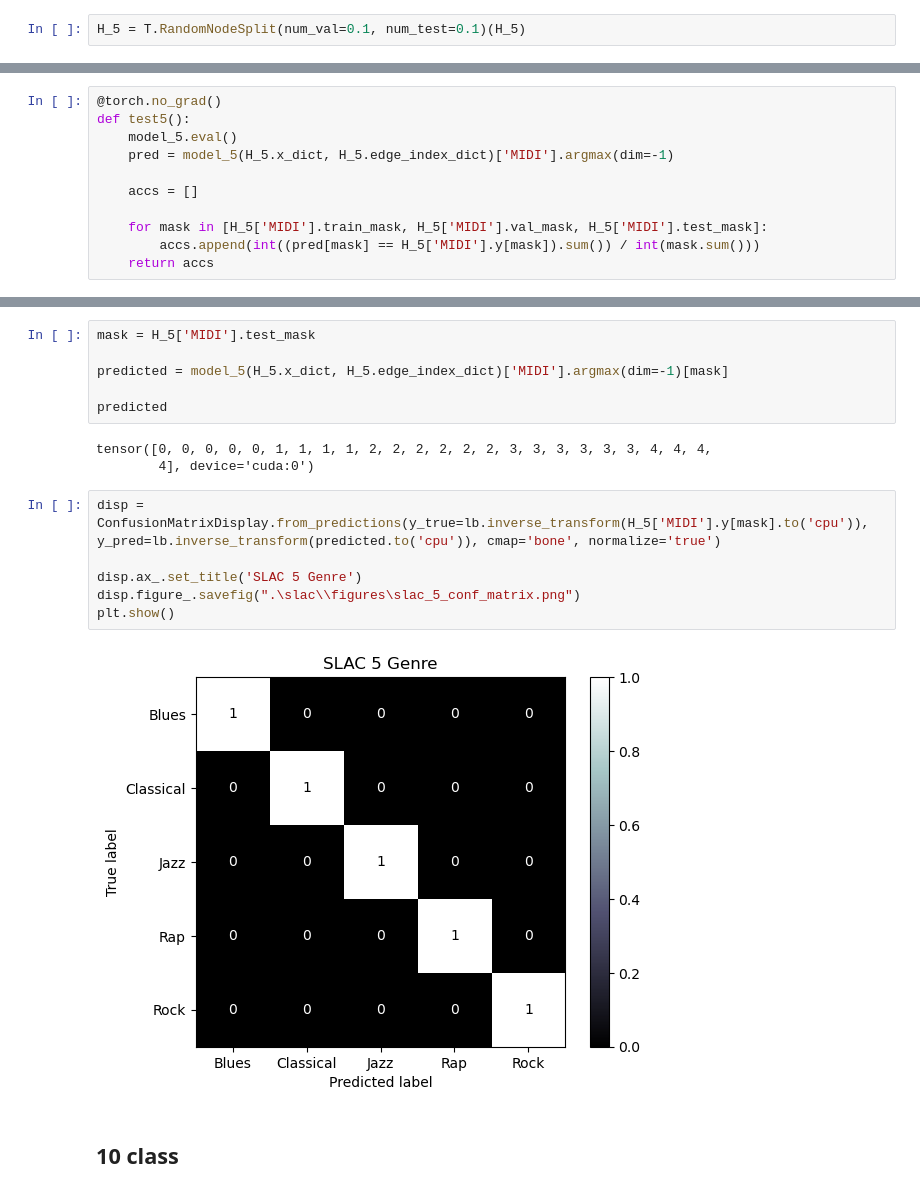
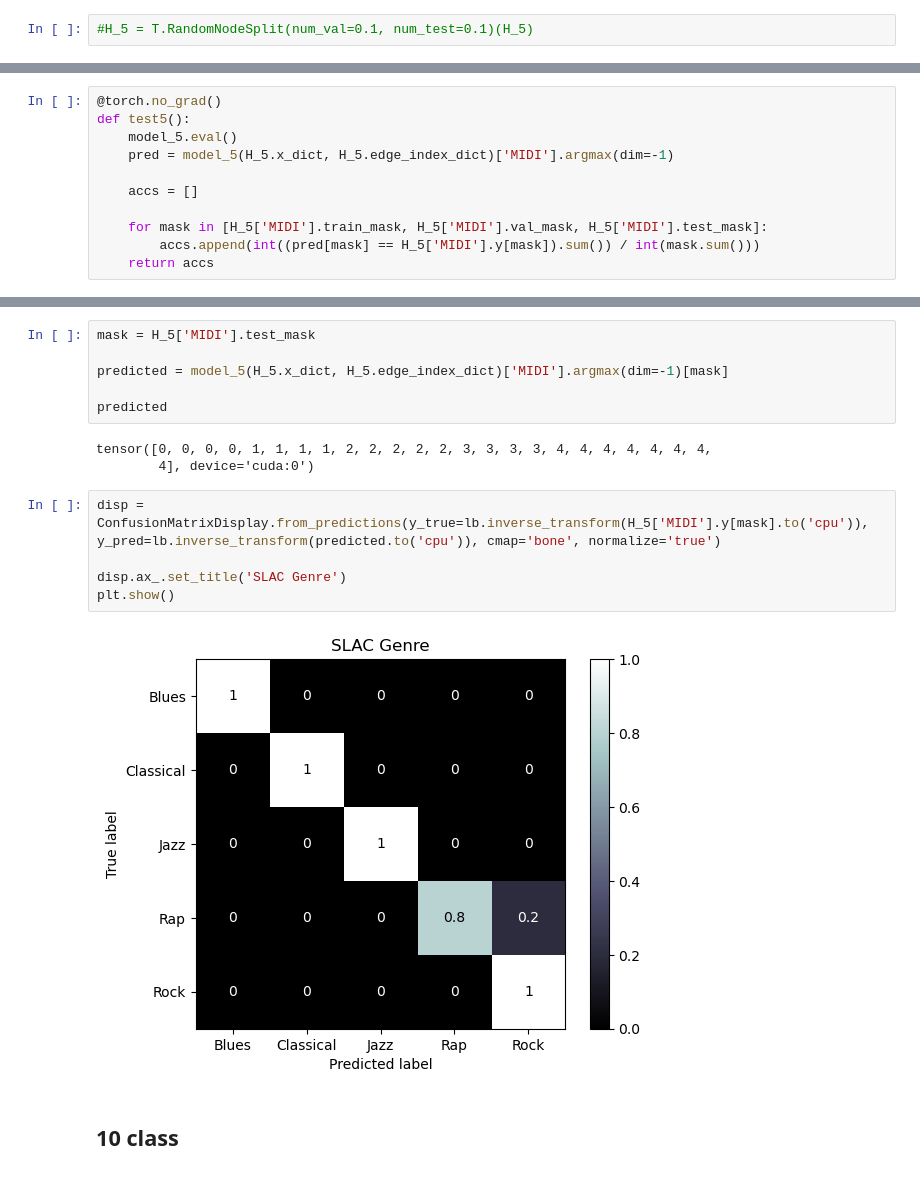
Before and after one commit to KottonP/midi2vec-master, a Jupyter notebook: Slac Hetero Graph.ipynb, the cells around one changed output, grey strips where cells are left out. Drawn from its saved outputs; the diff is of its cells as text.

```diff
--- a/Slac Hetero Graph.ipynb
+++ b/Slac Hetero Graph.ipynb
@@ -176,7 +203,7 @@ HeteroData(
 # %%
 H_5 = T.ToUndirected()(H_5)
 # %%
-H_5 = T.RandomNodeSplit(num_val=0.1, num_test=0.1)(H_5)
+#H_5 = T.RandomNodeSplit(num_val=0.1, num_test=0.1)(H_5)
 # %%
 print(H_5)
 # %% [output]
@@ -334,16 +517,15 @@ predicted = model_5(H_5.x_dict, H_5.edge_index_dict)['MIDI'].argmax(dim=-1)[mask
 
 predicted
 # %% [output]
-tensor([0, 0, 0, 0, 0, 1, 1, 1, 1, 2, 2, 2, 2, 2, 2, 3, 3, 3, 3, 3, 3, 4, 4, 4,
+tensor([0, 0, 0, 0, 1, 1, 1, 1, 2, 2, 2, 2, 2, 3, 3, 3, 3, 4, 4, 4, 4, 4, 4, 4,
         4], device='cuda:0')
 # %%
 disp = ConfusionMatrixDisplay.from_predictions(y_true=lb.inverse_transform(H_5['MIDI'].y[mask].to('cpu')), y_pred=lb.inverse_transform(predicted.to('cpu')), cmap='bone', normalize='true')
 
-disp.ax_.set_title('SLAC 5 Genre')
-disp.figure_.savefig(".\slac\\figures\slac_5_conf_matrix.png")
+disp.ax_.set_title('SLAC Genre')
 plt.show()
 # %% [output]
-[figure, old version]
+[figure, new version]
 # %% [markdown]
 ## 10 class
 # %%
```
Also changed, not shown: parts of 24 cells of this notebook.
